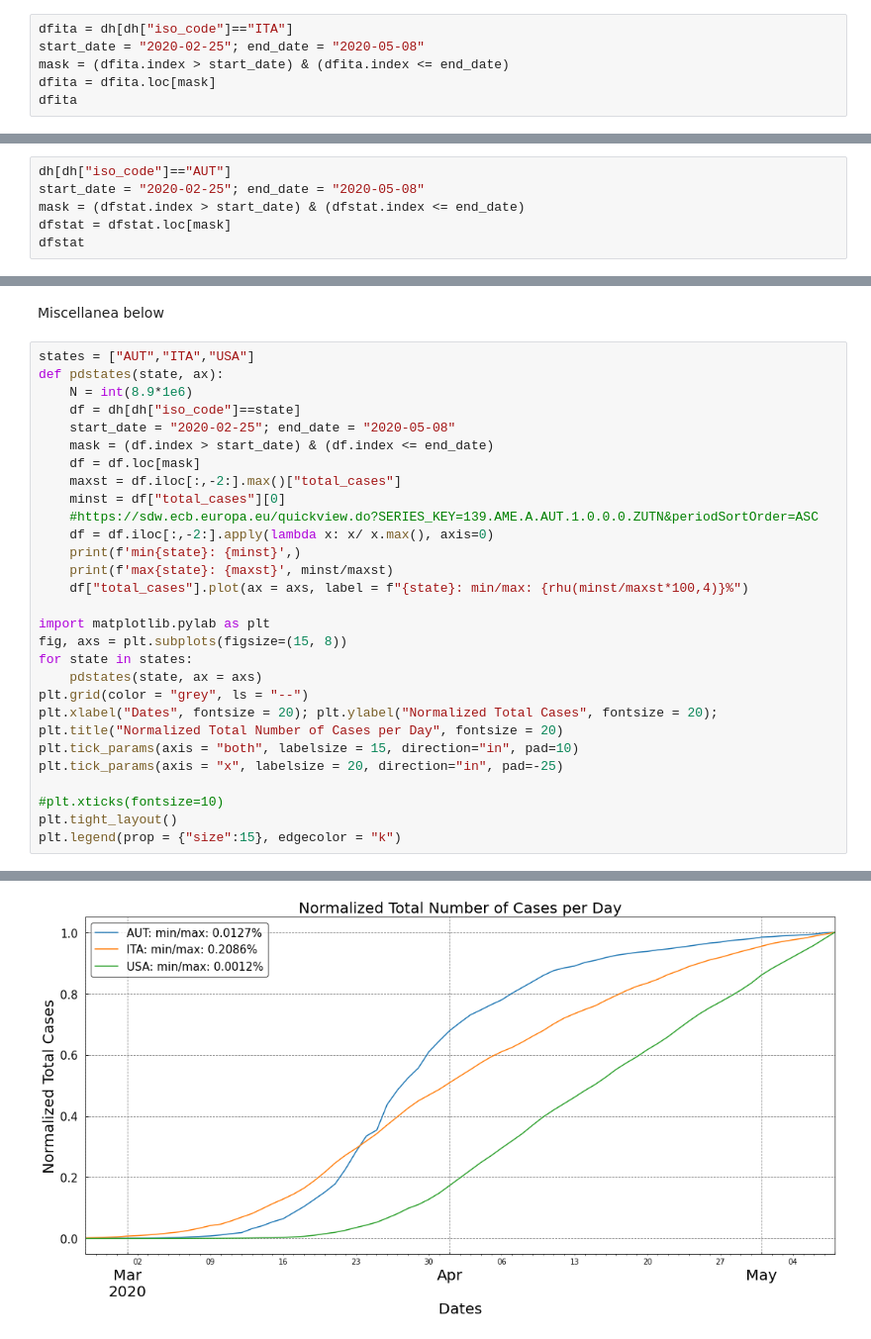
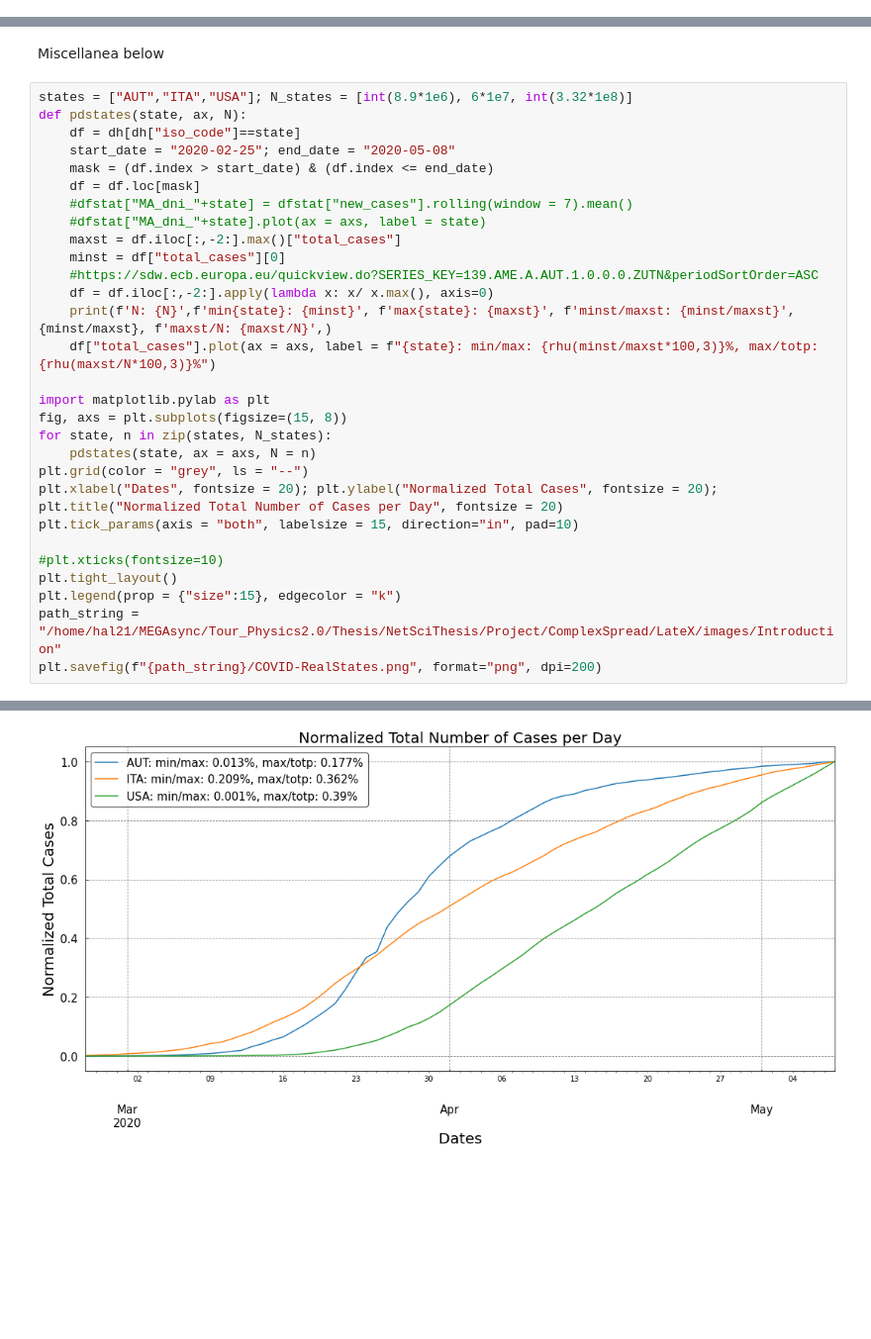
Before and after one commit to RMilock/ComplexSpread, a Jupyter notebook: CSSE_JHU/data_viz.ipynb, the cells around one changed output, grey strips where cells are left out. Shown at 99% size. Cells and saved outputs as stored; diff of their text form; blank space fills up the shorter version.

```diff
--- a/CSSE_JHU/data_viz.ipynb
+++ b/CSSE_JHU/data_viz.ipynb
@@ -11,6 +30,0 @@ dh = dg[dg["iso_code"].isin(("AUT","USA","ITA"))]
-# %%
-dfita = dh[dh["iso_code"]=="ITA"]
-start_date = "2020-02-25"; end_date = "2020-05-08"
-mask = (dfita.index > start_date) & (dfita.index <= end_date)
-dfita = dfita.loc[mask]
-dfita
@@ -32,6 +30,0 @@ dfita
-# %%
-dh[dh["iso_code"]=="AUT"]
-start_date = "2020-02-25"; end_date = "2020-05-08"
-mask = (dfstat.index > start_date) & (dfstat.index <= end_date)
-dfstat = dfstat.loc[mask]
-dfstat
@@ -53,32 +31,33 @@ dfstat
 # %% [markdown]
 Miscellanea below
 # %%
-states = ["AUT","ITA","USA"]
-def pdstates(state, ax):
-    N = int(8.9*1e6)
+states = ["AUT","ITA","USA"]; N_states = [int(8.9*1e6), 6*1e7, int(3.32*1e8)]
+def pdstates(state, ax, N):
     df = dh[dh["iso_code"]==state]
     start_date = "2020-02-25"; end_date = "2020-05-08"
     mask = (df.index > start_date) & (df.index <= end_date)
     df = df.loc[mask]
+    #dfstat["MA_dni_"+state] = dfstat["new_cases"].rolling(window = 7).mean()
+    #dfstat["MA_dni_"+state].plot(ax = axs, label = state)
     maxst = df.iloc[:,-2:].max()["total_cases"]
     minst = df["total_cases"][0]
     #https://sdw.ecb.europa.eu/quickview.do?SERIES_KEY=139.AME.A.AUT.1.0.0.0.ZUTN&periodSortOrder=ASC
     df = df.iloc[:,-2:].apply(lambda x: x/ x.max(), axis=0)
-    print(f'min{state}: {minst}',)
-    print(f'max{state}: {maxst}', minst/maxst)
-    df["total_cases"].plot(ax = axs, label = f"{state}: min/max: {rhu(minst/maxst*100,4)}%")
+    print(f'N: {N}',f'min{state}: {minst}', f'max{state}: {maxst}', f'minst/maxst: {minst/maxst}',{minst/maxst}, f'maxst/N: {maxst/N}',)
+    df["total_cases"].plot(ax = axs, label = f"{state}: min/max: {rhu(minst/maxst*100,3)}%, max/totp: {rhu(maxst/N*100,3)}%")
 
 import matplotlib.pylab as plt
 fig, axs = plt.subplots(figsize=(15, 8))
-for state in states:
-    pdstates(state, ax = axs)
+for state, n in zip(states, N_states):
+    pdstates(state, ax = axs, N = n)
 plt.grid(color = "grey", ls = "--")
 plt.xlabel("Dates", fontsize = 20); plt.ylabel("Normalized Total Cases", fontsize = 20);
 plt.title("Normalized Total Number of Cases per Day", fontsize = 20)
 plt.tick_params(axis = "both", labelsize = 15, direction="in", pad=10)
-plt.tick_params(axis = "x", labelsize = 20, direction="in", pad=-25)
 
 #plt.xticks(fontsize=10)
 plt.tight_layout()
 plt.legend(prop = {"size":15}, edgecolor = "k")
+path_string = "/home/hal21/MEGAsync/Tour_Physics2.0/Thesis/NetSciThesis/Project/ComplexSpread/LateX/images/Introduction"
+plt.savefig(f"{path_string}/COVID-RealStates.png", format="png", dpi=200)
 # %% [output]
@@ -92 +67 @@ maxUSA: 1295396.0 1.2351435391185398e-05
-[figure, old version]
+[figure, new version]
```
Also changed, not shown: parts of 9 cells of this notebook, 13 other files.
